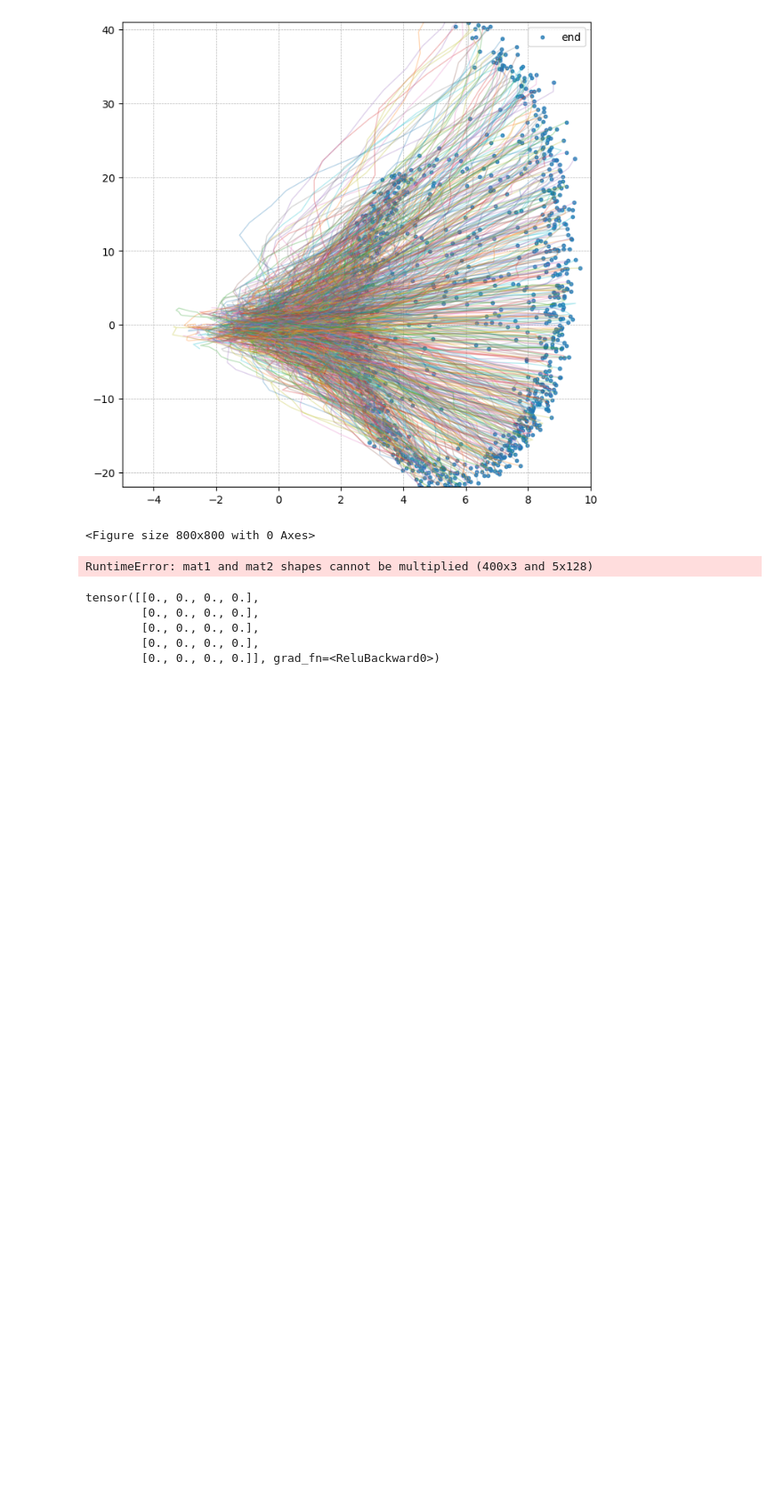
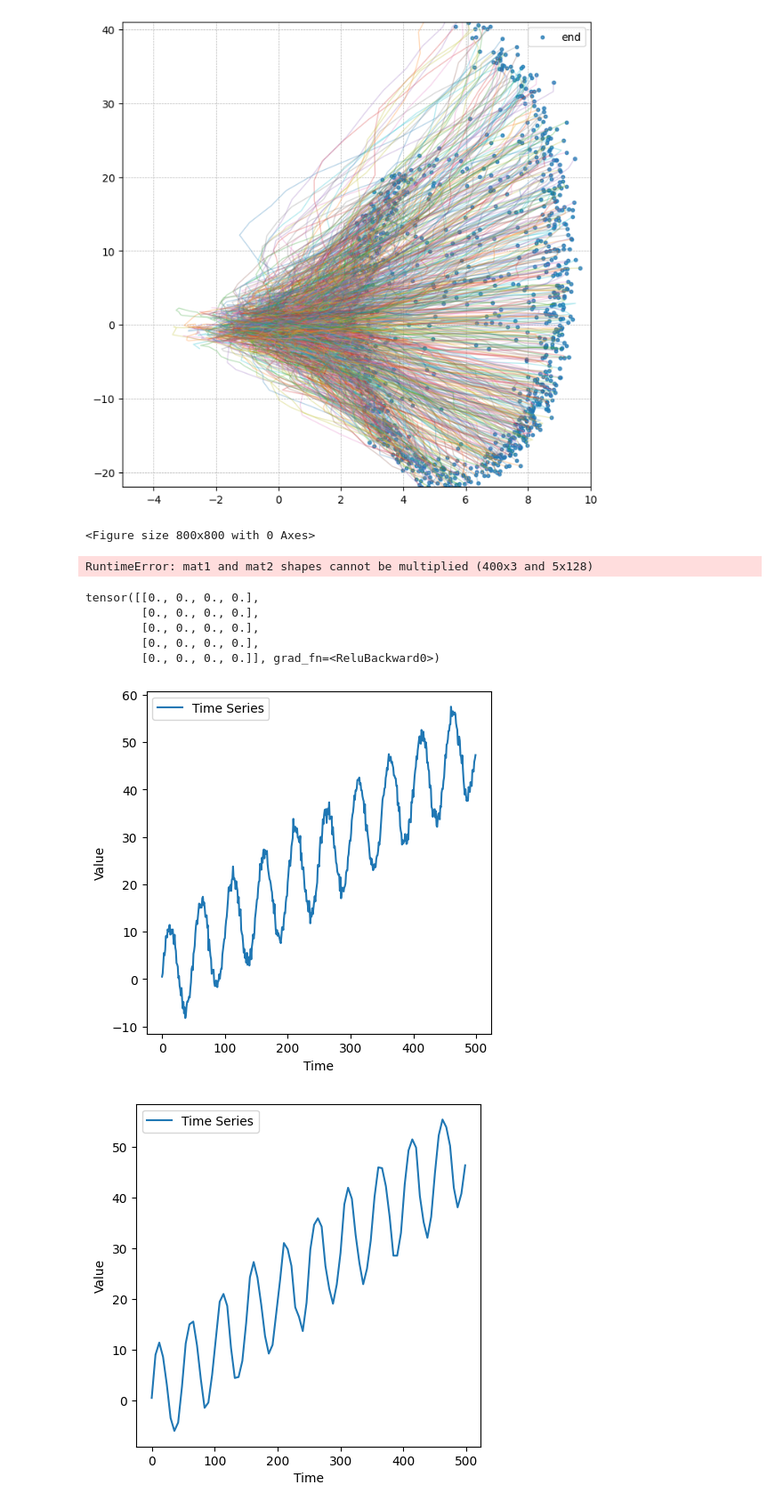
Before and after one commit to KevinRojas1499/variational-sb, a Jupyter notebook: experiment.ipynb, the cells around one changed output. Shown at 89% size. Cells and saved outputs as stored; diff of their text form; code cells hidden in the pictures; blank space fills up the shorter version.

```diff
--- a/experiment.ipynb
+++ b/experiment.ipynb
@@ -175,3 +219,40 @@ tensor([[0., 0., 0., 0.],
         [0., 0., 0., 0.],
         [0., 0., 0., 0.],
         [0., 0., 0., 0.]], grad_fn=<ReluBackward0>)
+# %%
+import numpy as np
+import matplotlib.pyplot as plt
+
+# Set the seed for reproducibility
+np.random.seed(42)
+
+# Parameters
+n_points = 500
+time = np.arange(n_points)
+
+# Linear trend
+trend = 0.1 * time
+
+# Seasonal component
+period = 50
+seasonal = 10 * np.sin(2 * np.pi * time / period)
+
+# Random noise
+noise = np.random.normal(0, 1, n_points)
+
+# Combine components to create the time series
+time_series = trend + seasonal + noise
+
+# Plot the time series
+k = 25
+for k in [1,6, 15, 25]:
+    plt.figure(figsize=(5, 5))
+    plt.clf()
+    plt.plot(time[::k], time_series[::k], label='Time Series')
+    plt.xlabel('Time')
+    plt.ylabel('Value')
+    plt.legend()
+    plt.savefig(f'./{k}')
+# %% [output]
+[figure, added]
+[figure, added]
```
Also changed, not shown: parts of 6 cells of this notebook, 5 other files.
